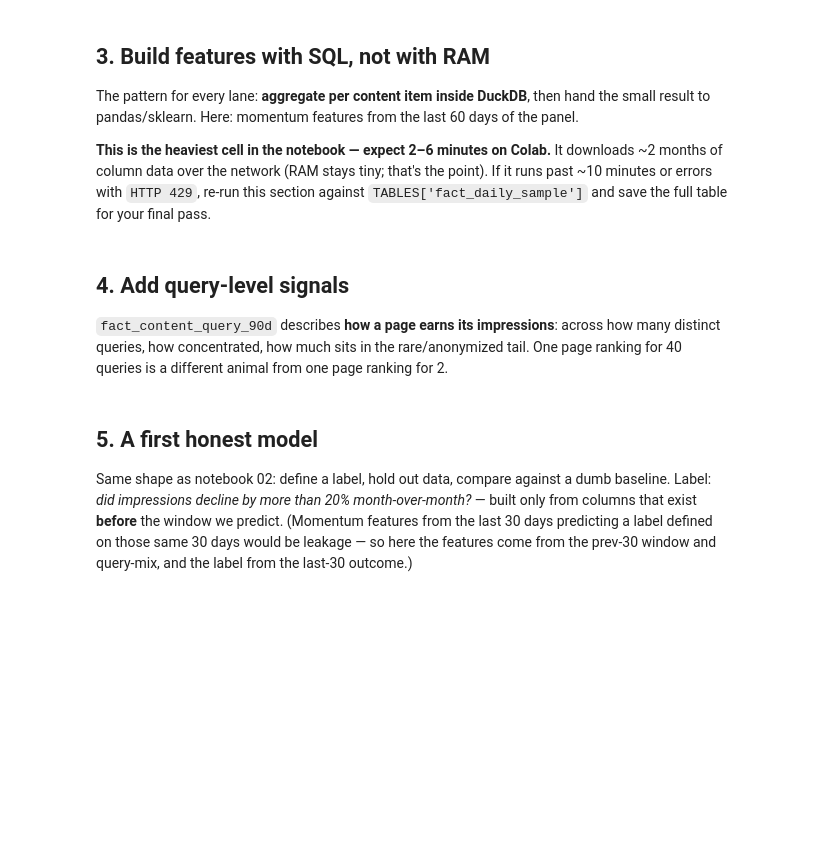
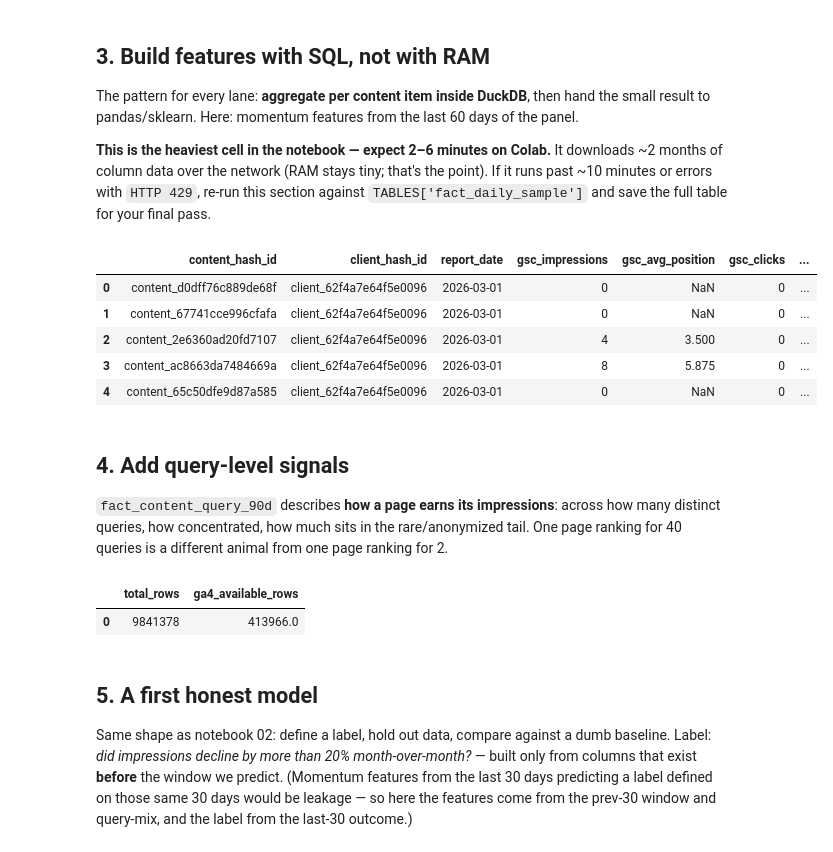
Before and after one commit to dishaprabhakar2006-blip/Flyrank, a Jupyter notebook: notebooks/03_working_with_the_full_release.ipynb, the cells around one changed output. Saved outputs shown, nothing was run; the diff lists cells and outputs as text; code cells hidden in the pictures; blank space fills up the shorter version.

```diff
--- a/notebooks/03_working_with_the_full_release.ipynb
+++ b/notebooks/03_working_with_the_full_release.ipynb
@@ -42,22 +42,19 @@ DuckDB speaks `hf://` natively. The secret below authenticates every query; afte
 release behaves like a set of local tables.
 # %%
 import duckdb
+from google.colab import userdata
+
+HF_TOKEN = userdata.get('HF_TOKEN')
 
 con = duckdb.connect()
 con.execute(f"CREATE OR REPLACE SECRET hf (TYPE huggingface, TOKEN '{HF_TOKEN}')")
 
 REL = 'hf://datasets/FlyRank/internship-warehouse'
 TABLES = {
-    'dim_clients':                f"read_parquet('{REL}/dim_clients.parquet')",
-    'dim_content':                f"read_parquet('{REL}/dim_content.parquet')",
-    'fact_daily':                 f"read_parquet('{REL}/fact_content_daily_performance/**/*.parquet')",
-    'fact_daily_sample':          f"read_parquet('{REL}/fact_content_daily_performance_sample.parquet')",
-    'fact_query_90d':             f"read_parquet('{REL}/fact_content_query_90d.parquet')",
+    'dim_clients': f"read_parquet('{REL}/dim_clients.parquet')",
+    'dim_content': f"read_parquet('{REL}/dim_content.parquet')",
+    'fact_daily':  f"read_parquet('{REL}/fact_content_daily_performance/month=2026-03/*.parquet')",
 }
-
-for name, src in TABLES.items():
-    n = con.sql(f'SELECT COUNT(*) FROM {src}').fetchone()[0]
-    print(f'{name:22} {n:>12,} rows')
 # %% [markdown]
 That count over the daily fact touched **Parquet metadata, not data** — it finished in seconds
 even though the table has ~79M rows. That is the whole workflow: push the heavy lifting into
@@ -108,3 +84,27 @@ features.head()
+# %%
+features_df = con.sql(f"""
+    SELECT
+      f.content_hash_id,
+      f.client_hash_id,
+      f.report_date,
+      f.gsc_impressions,
+      f.gsc_avg_position,
+      f.gsc_clicks,
+      date_diff('day', CAST(d.content_created_date AS DATE), CAST(f.report_date AS DATE)) AS content_age_days,
+      d.word_count
+    FROM {TABLES['fact_daily']} f
+    JOIN {TABLES['dim_content']} d
+      ON f.content_hash_id = d.content_hash_id
+    LIMIT 1000
+""").df()
+features_df.head()
+# %% [output]
+|  | content_hash_id | client_hash_id | report_date | gsc_impressions | gsc_avg_position | gsc_clicks | ... |
+| 0 | content_d0dff76c889de68f | client_62f4a7e64f5e0096 | 2026-03-01 | 0 | NaN | 0 | ... |
+| 1 | content_67741cce996cfafa | client_62f4a7e64f5e0096 | 2026-03-01 | 0 | NaN | 0 | ... |
+| 2 | content_2e6360ad20fd7107 | client_62f4a7e64f5e0096 | 2026-03-01 | 4 | 3.500 | 0 | ... |
+| 3 | content_ac8663da7484669a | client_62f4a7e64f5e0096 | 2026-03-01 | 8 | 5.875 | 0 | ... |
+| 4 | content_65c50dfe9d87a585 | client_62f4a7e64f5e0096 | 2026-03-01 | 0 | NaN | 0 | ... |
 # %% [markdown]
 ## 4. Add query-level signals
 
@@ -130,3 +114,18 @@ data.head()
+# %%
+q_span = con.sql(f"""
+    SELECT COUNT(*) AS row_count, MIN(report_date) AS min_date, MAX(report_date) AS max_date
+    FROM {TABLES['fact_daily']}
+""").df()
+q_span
+q_avail = con.sql(f"""
+    SELECT COUNT(*) AS total_rows,
+           SUM(CASE WHEN ga4_data_available IS TRUE THEN 1 ELSE 0 END) AS ga4_available_rows
+    FROM {TABLES['fact_daily']}
+""").df()
+q_avail
+# %% [output]
+|  | total_rows | ga4_available_rows |
+| 0 | 9841378 | 413966.0 |
 # %% [markdown]
 ## 5. A first honest model
 
```
Also changed, not shown: parts of 6 cells of this notebook.
